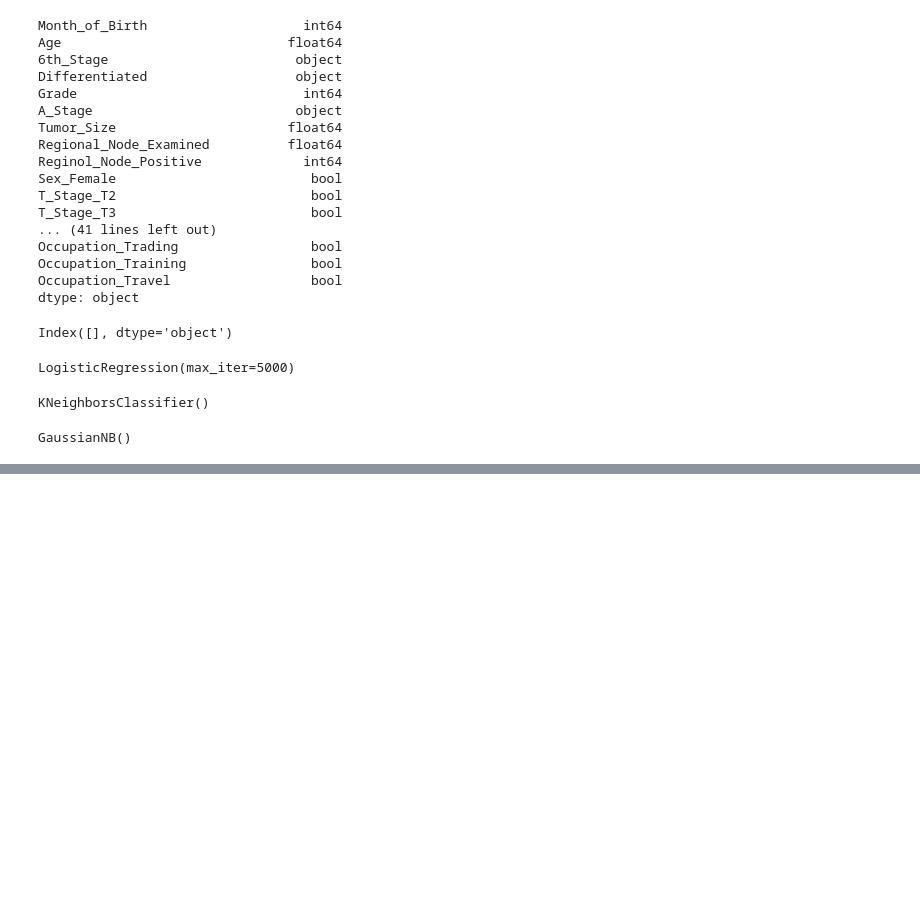
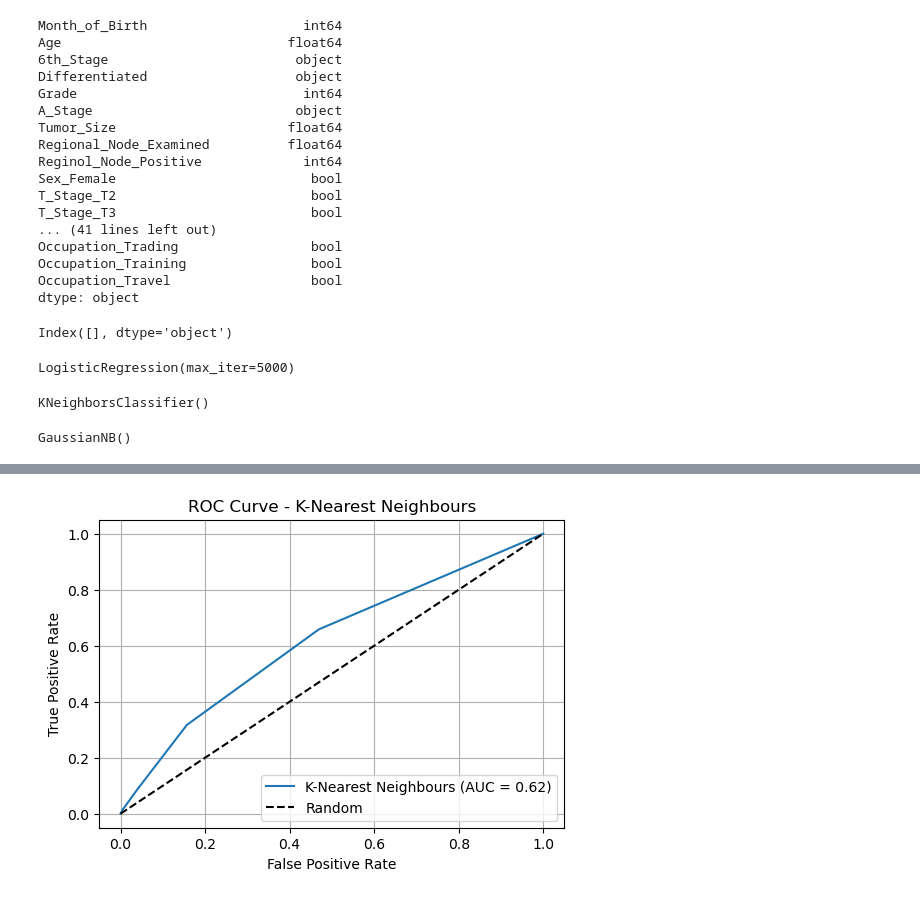
Before and after one commit to yasandu0505/breast-cancer-detection, a Jupyter notebook: breast_cancer_classification_modeling.ipynb, the cells around one changed output, grey strips where cells are left out. Cells and saved outputs as stored; diff of their text form; code cells hidden in the pictures; blank space fills up the shorter version.

```diff
--- a/breast_cancer_classification_modeling.ipynb
+++ b/breast_cancer_classification_modeling.ipynb
@@ -110,0 +113,10 @@ plt.show()
+# %%
+# Evaluate all models - KNN
+from sklearn.neighbors import KNeighborsClassifier
+
+knn_model = KNeighborsClassifier(n_neighbors=5)  # You can adjust later
+knn_model.fit(x_train, y_train)
+
+plot_custom_roc_curve(knn_model, x_test, y_test, "K-Nearest Neighbours")
+# %% [output]
+[figure, added]
```
Also changed, not shown: parts of 1 cell of this notebook.
